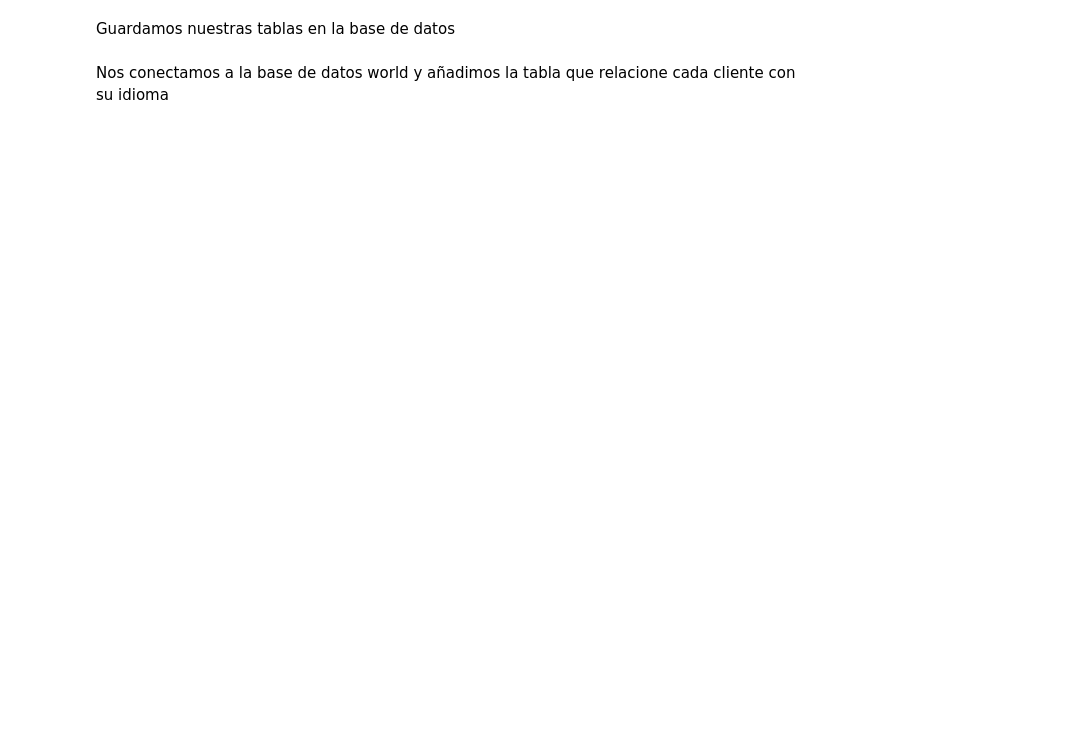
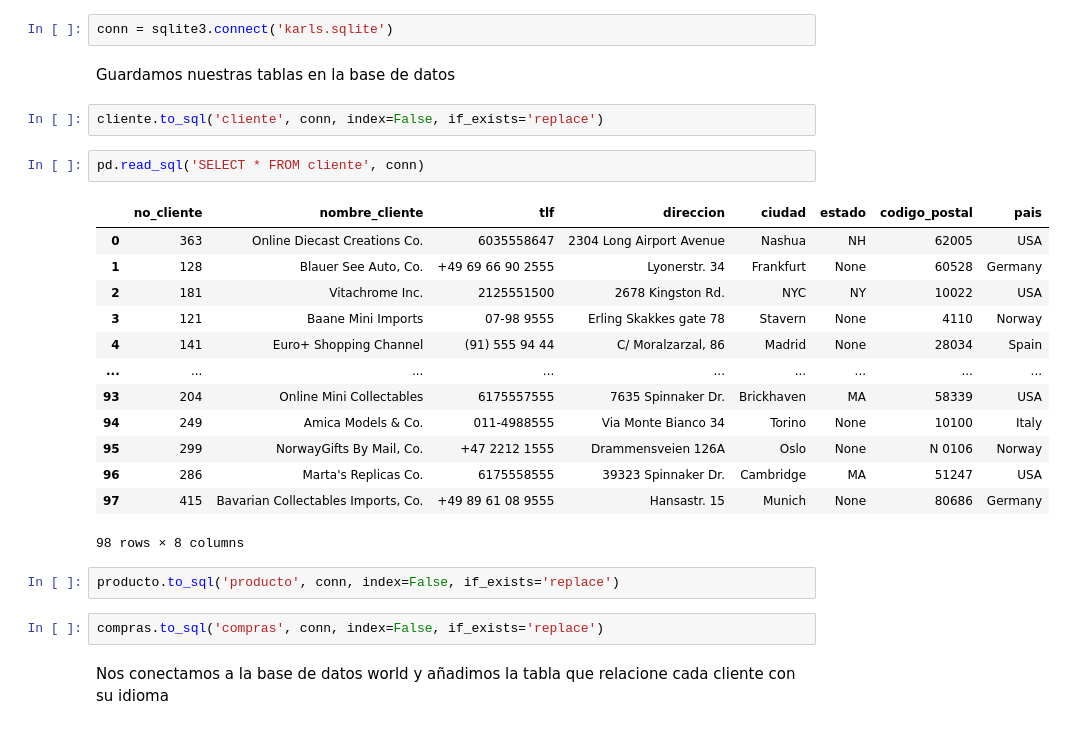
Before and after one commit to rafazamb/DS_PT_ENE21, a Jupyter notebook: 1-Ramp Up/2-SQL/Práctica Bases de datos.ipynb, the cells around one changed output. Saved outputs shown, nothing was run; the diff lists cells and outputs as text; blank space fills up the shorter version.

```diff
--- a/1-Ramp Up/2-SQL/Práctica Bases de datos.ipynb
+++ b/1-Ramp Up/2-SQL/Práctica Bases de datos.ipynb
@@ -47,6 +118,30 @@ Hay que pensar en las tablas de DIMENSIÓN y HECHOS
 # %% [markdown]
 Creamos una base de datos inicialmente vacía
+# %%
+conn = sqlite3.connect('karls.sqlite')
 # %% [markdown]
 Guardamos nuestras tablas en la base de datos
+# %%
+cliente.to_sql('cliente', conn, index=False, if_exists='replace')
+# %%
+pd.read_sql('SELECT * FROM cliente', conn)
+# %% [output]
+|  | no_cliente | nombre_cliente | tlf | direccion | ciudad | estado | codigo_postal | pais |
+| 0 | 363 | Online Diecast Creations Co. | 6035558647 | 2304 Long Airport Avenue | Nashua | NH | 62005 | USA |
+| 1 | 128 | Blauer See Auto, Co. | +49 69 66 90 2555 | Lyonerstr. 34 | Frankfurt | None | 60528 | Germany |
+| 2 | 181 | Vitachrome Inc. | 2125551500 | 2678 Kingston Rd. | NYC | NY | 10022 | USA |
+| 3 | 121 | Baane Mini Imports | 07-98 9555 | Erling Skakkes gate 78 | Stavern | None | 4110 | Norway |
+| 4 | 141 | Euro+ Shopping Channel | (91) 555 94 44 | C/ Moralzarzal, 86 | Madrid | None | 28034 | Spain |
+| ... | ... | ... | ... | ... | ... | ... | ... | ... |
+| 93 | 204 | Online Mini Collectables | 6175557555 | 7635 Spinnaker Dr. | Brickhaven | MA | 58339 | USA |
+| 94 | 249 | Amica Models & Co. | 011-4988555 | Via Monte Bianco 34 | Torino | None | 10100 | Italy |
+| 95 | 299 | NorwayGifts By Mail, Co. | +47 2212 1555 | Drammensveien 126A | Oslo | None | N 0106 | Norway |
+| 96 | 286 | Marta's Replicas Co. | 6175558555 | 39323 Spinnaker Dr. | Cambridge | MA | 51247 | USA |
+| 97 | 415 | Bavarian Collectables Imports, Co. | +49 89 61 08 9555 | Hansastr. 15 | Munich | None | 80686 | Germany |
+98 rows × 8 columns
+# %%
+producto.to_sql('producto', conn, index=False, if_exists='replace')
+# %%
+compras.to_sql('compras', conn, index=False, if_exists='replace')
 # %% [markdown]
 Nos conectamos a la base de datos world y añadimos la tabla que relacione cada cliente con su idioma
```
Also changed, not shown: parts of 19 cells of this notebook.
